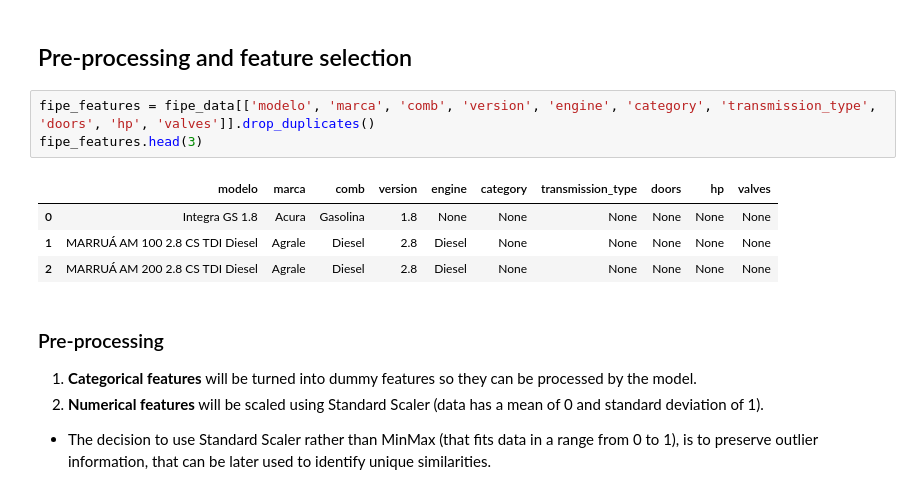
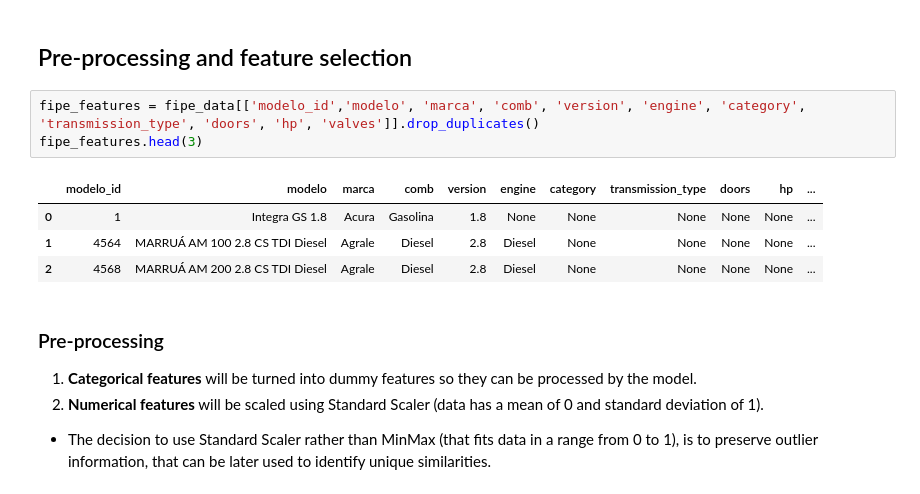
Before and after one commit to pietro-bottega/car_depreciation, a Jupyter notebook: notebooks/data-manipulation.ipynb, the cells around one changed output. Saved outputs shown, nothing was run; the diff lists cells and outputs as text.

```diff
--- a/notebooks/data-manipulation.ipynb
+++ b/notebooks/data-manipulation.ipynb
@@ -560,13 +560,13 @@ This section provides an overview of the distribution and quality of the new col
 # %% [markdown]
 ## Pre-processing and feature selection
 # %%
-fipe_features = fipe_data[['modelo', 'marca', 'comb', 'version', 'engine', 'category', 'transmission_type', 'doors', 'hp', 'valves']].drop_duplicates()
+fipe_features = fipe_data[['modelo_id','modelo', 'marca', 'comb', 'version', 'engine', 'category', 'transmission_type', 'doors', 'hp', 'valves']].drop_duplicates()
 fipe_features.head(3)
 # %% [output]
-|  | modelo | marca | comb | version | engine | category | transmission_type | doors | hp | valves |
-| 0 | Integra GS 1.8 | Acura | Gasolina | 1.8 | None | None | None | None | None | None |
-| 1 | MARRUÁ AM 100 2.8 CS TDI Diesel | Agrale | Diesel | 2.8 | Diesel | None | None | None | None | None |
-| 2 | MARRUÁ AM 200 2.8 CS TDI Diesel | Agrale | Diesel | 2.8 | Diesel | None | None | None | None | None |
+|  | modelo_id | modelo | marca | comb | version | engine | category | transmission_type | doors | hp | ... |
+| 0 | 1 | Integra GS 1.8 | Acura | Gasolina | 1.8 | None | None | None | None | None | ... |
+| 1 | 4564 | MARRUÁ AM 100 2.8 CS TDI Diesel | Agrale | Diesel | 2.8 | Diesel | None | None | None | None | ... |
+| 2 | 4568 | MARRUÁ AM 200 2.8 CS TDI Diesel | Agrale | Diesel | 2.8 | Diesel | None | None | None | None | ... |
 # %% [markdown]
 ### Pre-processing
 
```
Also changed, not shown: parts of 32 cells of this notebook, 8 other files.
